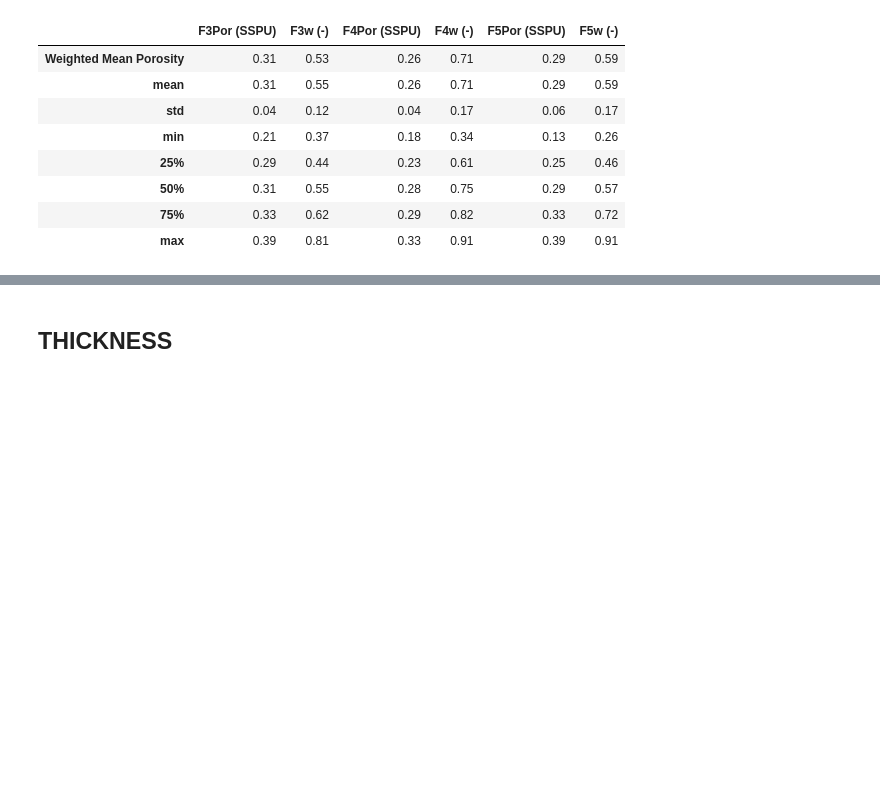
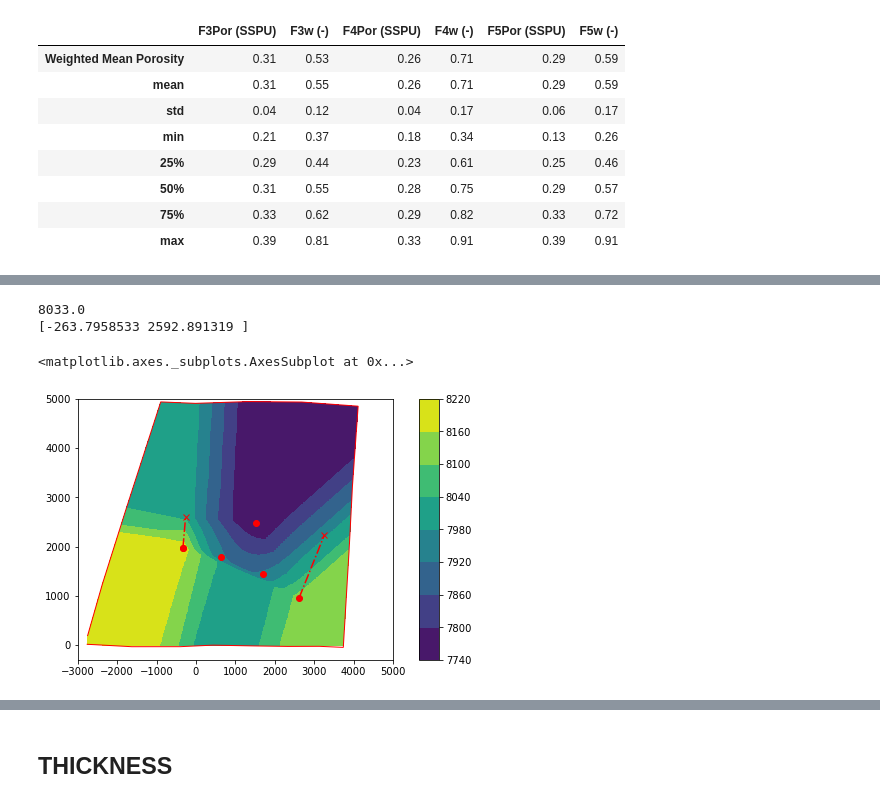
Before and after one commit to AdrianSalinas98/Petroleum-Engineering-Repository, a Jupyter notebook: Calculation of Csh, Total Sandstone Porosity, Sw in Payzone.ipynb, the cells around one changed output, grey strips where cells are left out. Cells and saved outputs as stored; diff of their text form; code cells hidden in the pictures; blank space fills up the shorter version.

```diff
--- a/Calculation of Csh, Total Sandstone Porosity, Sw in Payzone.ipynb
+++ b/Calculation of Csh, Total Sandstone Porosity, Sw in Payzone.ipynb
@@ -389,0 +385,7 @@ print(boundary_points)
+# %%
+Contour('PlatF5B.csv')
+# %% [output]
+8033.0
+[-263.7958533 2592.891319 ]
+<matplotlib.axes._subplots.AxesSubplot at 0x...>
+[figure, added]
```
Also changed, not shown: parts of 6 cells of this notebook, 4 other files.
